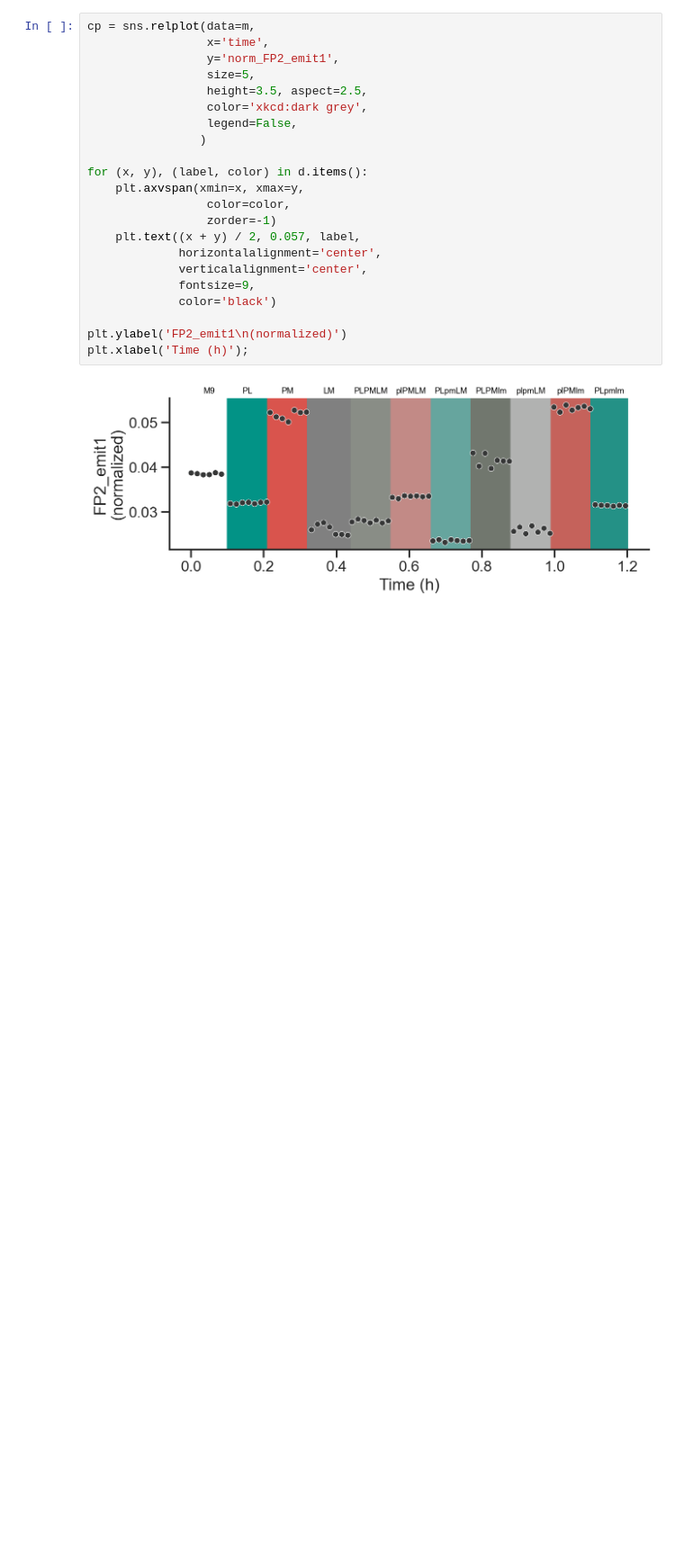
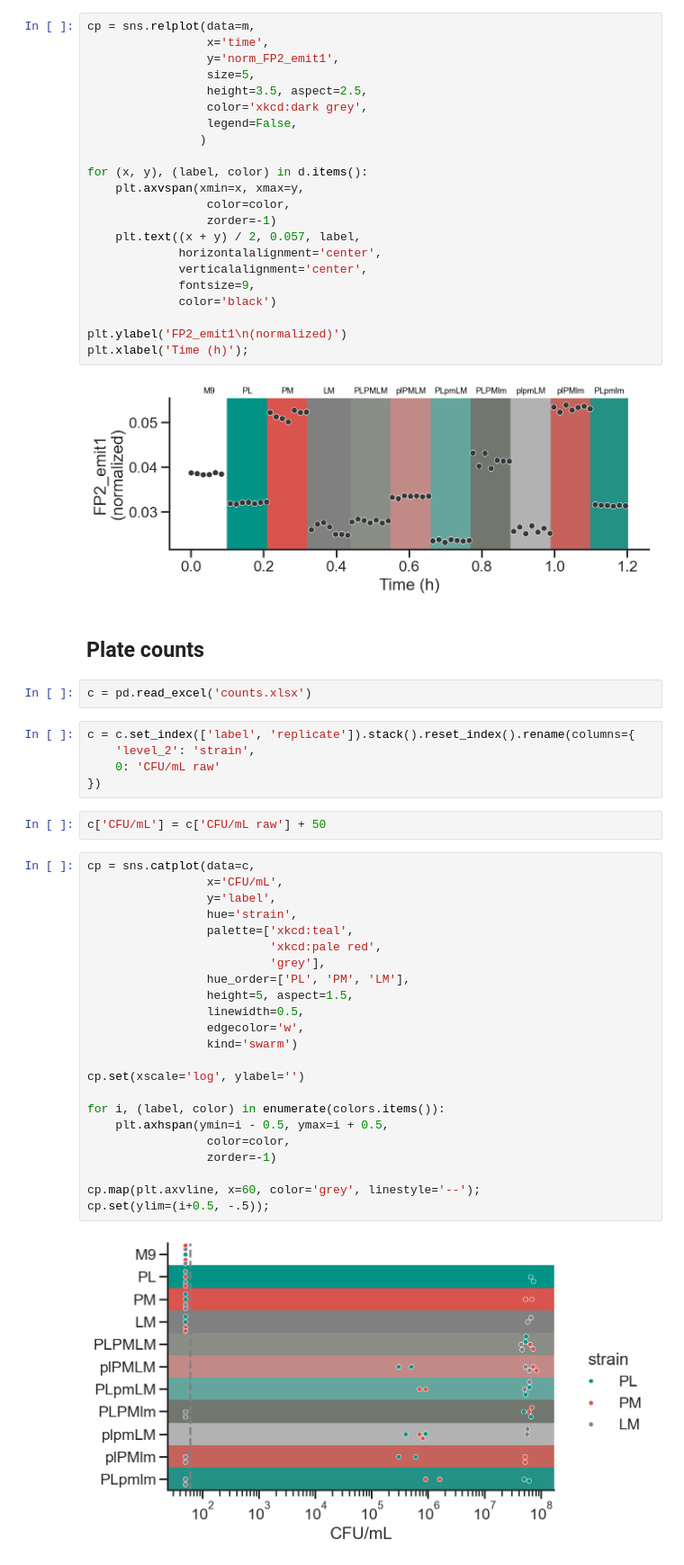
Before and after one commit to microbial-pangenomes-lab/2026_tricomm, a Jupyter notebook: data/calibration/calibration.ipynb, the cells around one changed output. Shown at 90% size. Drawn from its saved outputs; the diff is of its cells as text; blank space fills up the shorter version.

```diff
--- a/data/calibration/calibration.ipynb
+++ b/data/calibration/calibration.ipynb
@@ -294,3 +326,39 @@ plt.ylabel('FP2_emit1\n(normalized)')
 plt.xlabel('Time (h)');
 # %% [output]
 [figure]
+# %% [markdown]
+## Plate counts
+# %%
+c = pd.read_excel('counts.xlsx')
+# %%
+c = c.set_index(['label', 'replicate']).stack().reset_index().rename(columns={
+    'level_2': 'strain',
+    0: 'CFU/mL raw'
+})
+# %%
+c['CFU/mL'] = c['CFU/mL raw'] + 50
+# %%
+cp = sns.catplot(data=c,
+                 x='CFU/mL',
+                 y='label',
+                 hue='strain',
+                 palette=['xkcd:teal',
+                          'xkcd:pale red',
+                          'grey'],
+                 hue_order=['PL', 'PM', 'LM'],
+                 height=5, aspect=1.5,
+                 linewidth=0.5,
+                 edgecolor='w',
+                 kind='swarm')
+
+cp.set(xscale='log', ylabel='')
+
+for i, (label, color) in enumerate(colors.items()):
+    plt.axhspan(ymin=i - 0.5, ymax=i + 0.5,
+                 color=color,
+                 zorder=-1)
+
+cp.map(plt.axvline, x=60, color='grey', linestyle='--');
+cp.set(ylim=(i+0.5, -.5));
+# %% [output]
+[figure, added]
```
Also changed, not shown: parts of 9 cells of this notebook, 6 other files.
